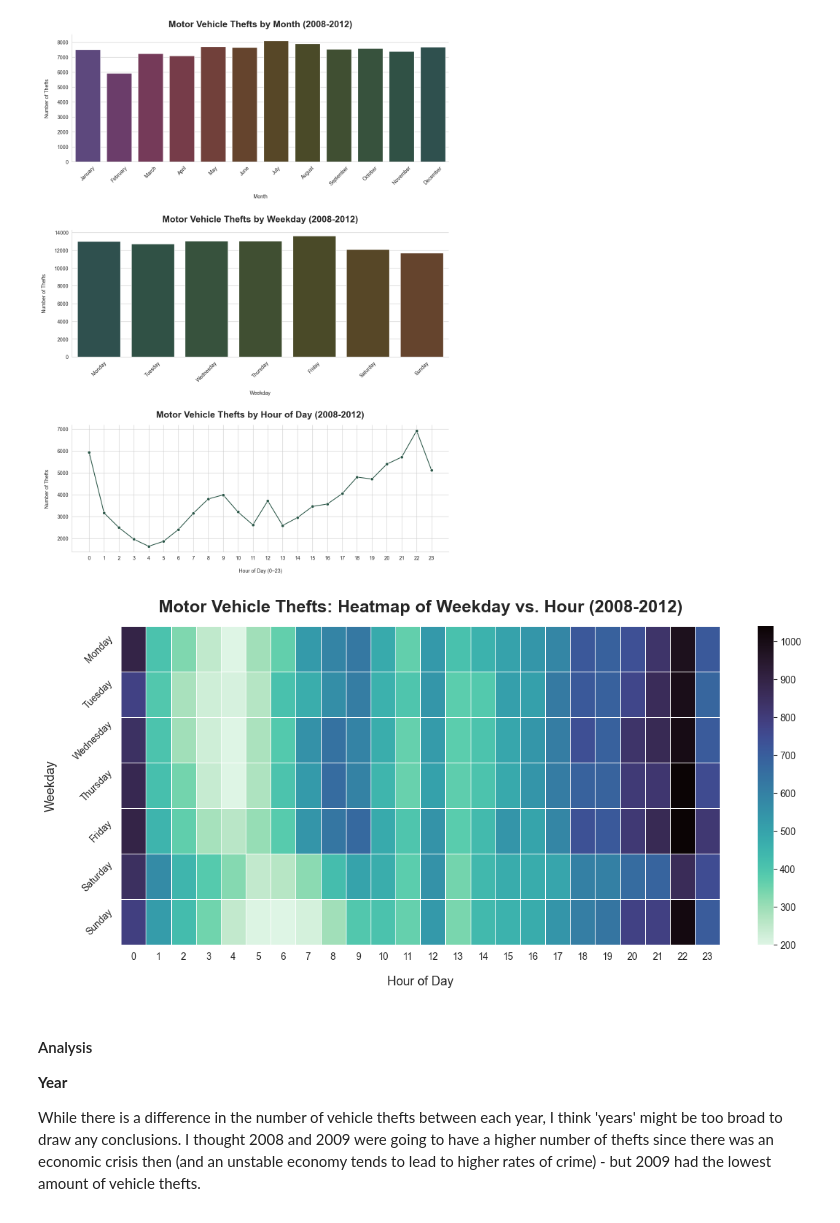
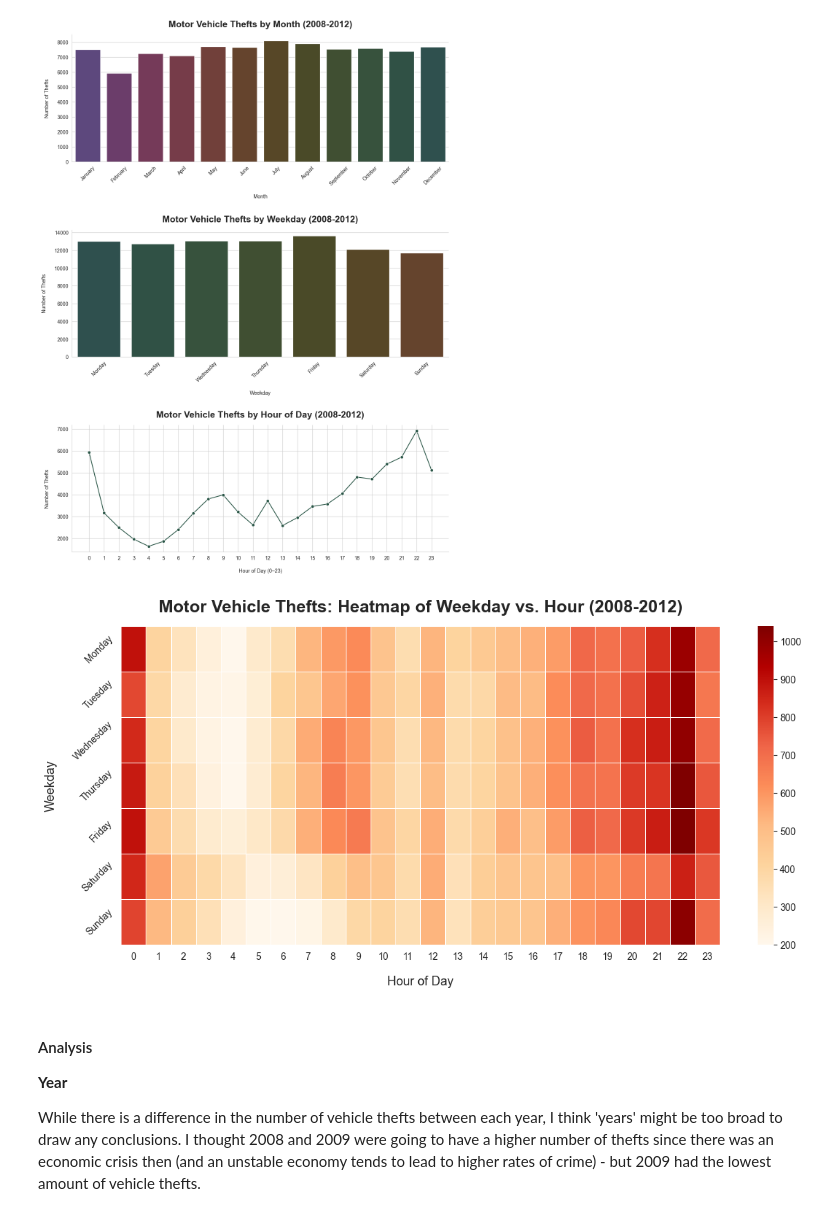
Before and after one commit to l3xbot/Data_Processing_Project_Visualisation, a Jupyter notebook: chicago_crime_visualisations.ipynb, the cells around one changed output. Drawn from its saved outputs; the diff is of its cells as text; code cells hidden in the pictures.

```diff
--- a/chicago_crime_visualisations.ipynb
+++ b/chicago_crime_visualisations.ipynb
@@ -635,32 +635,32 @@ plt.show()
 # %%
 # -------------------------------------------
 # 🔹 PLOT: GTA - HEATMAP OF DAY VS. HOUR
 # -------------------------------------------
 heatmap_data = vehicle_thefts_df.pivot_table(
     index='Weekday',
     columns='Hour',
     values='ID',        # any column works here, since it's just used to count the number of rows
     aggfunc='count'
 ).reindex(weekday_order)
 
 # Plot
 plt.figure(figsize=(14,6))
 
 sns.heatmap(
     heatmap_data,
-    cmap='mako_r',
+    cmap='OrRd',
     linewidths=.5
 )
 
 # Style improvements
 plt.title('Motor Vehicle Thefts: Heatmap of Weekday vs. Hour (2008-2012)', pad=15, fontweight='bold', fontsize=18)
 plt.xlabel('Hour of Day', labelpad=15, fontsize=13)
 plt.ylabel('Weekday', labelpad=15, fontsize=13)
 plt.yticks(rotation=45)
 
 plt.show()
 # %% [output]
-[figure, old version]
+[figure, new version]
 # %% [markdown]
 #### Analysis
 
```
